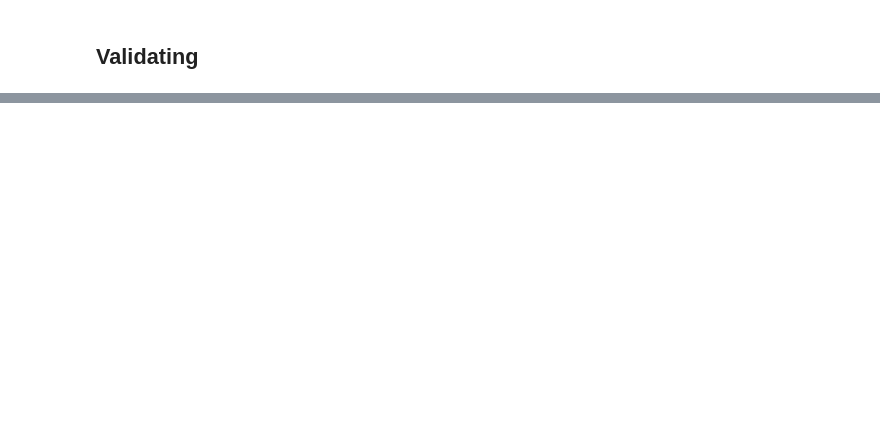
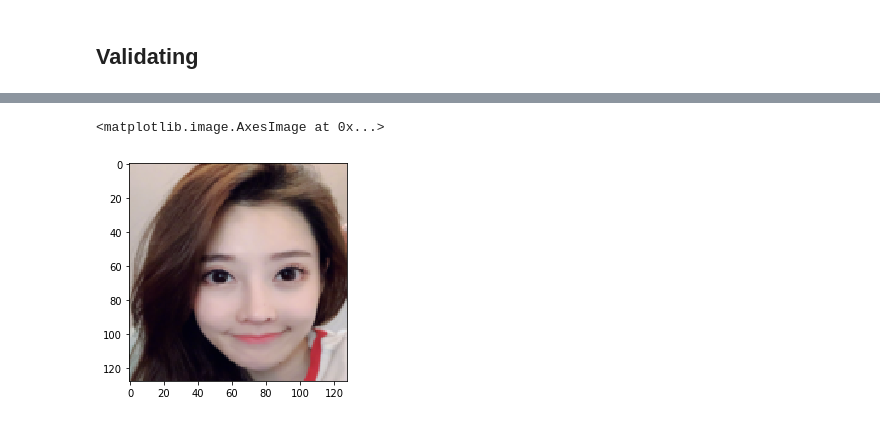
Before and after one commit to wzh0317/similar-face, a Jupyter notebook: main.ipynb, the cells around one changed output, grey strips where cells are left out. Saved outputs shown, nothing was run; the diff lists cells and outputs as text; code cells hidden in the pictures; blank space fills up the shorter version.

```diff
--- a/main.ipynb
+++ b/main.ipynb
@@ -214,0 +235,5 @@ print(AP, AN)
+# %%
+plt.imshow(np.transpose(n.cpu()[0], (1, 2, 0)))
+# %% [output]
+<matplotlib.image.AxesImage at 0x...>
+[figure, added]
```
Also changed, not shown: parts of 12 cells of this notebook, 4 other files.
